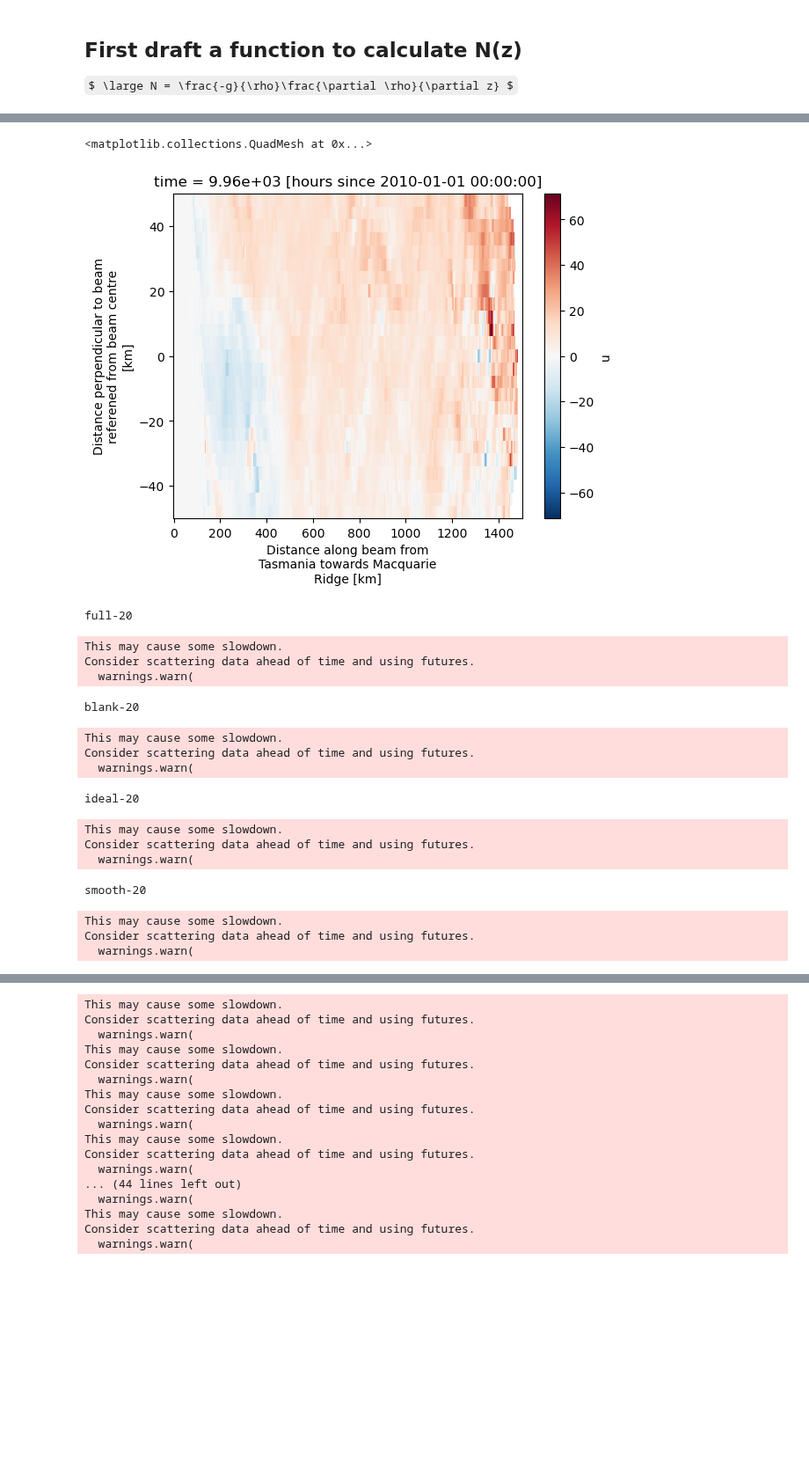
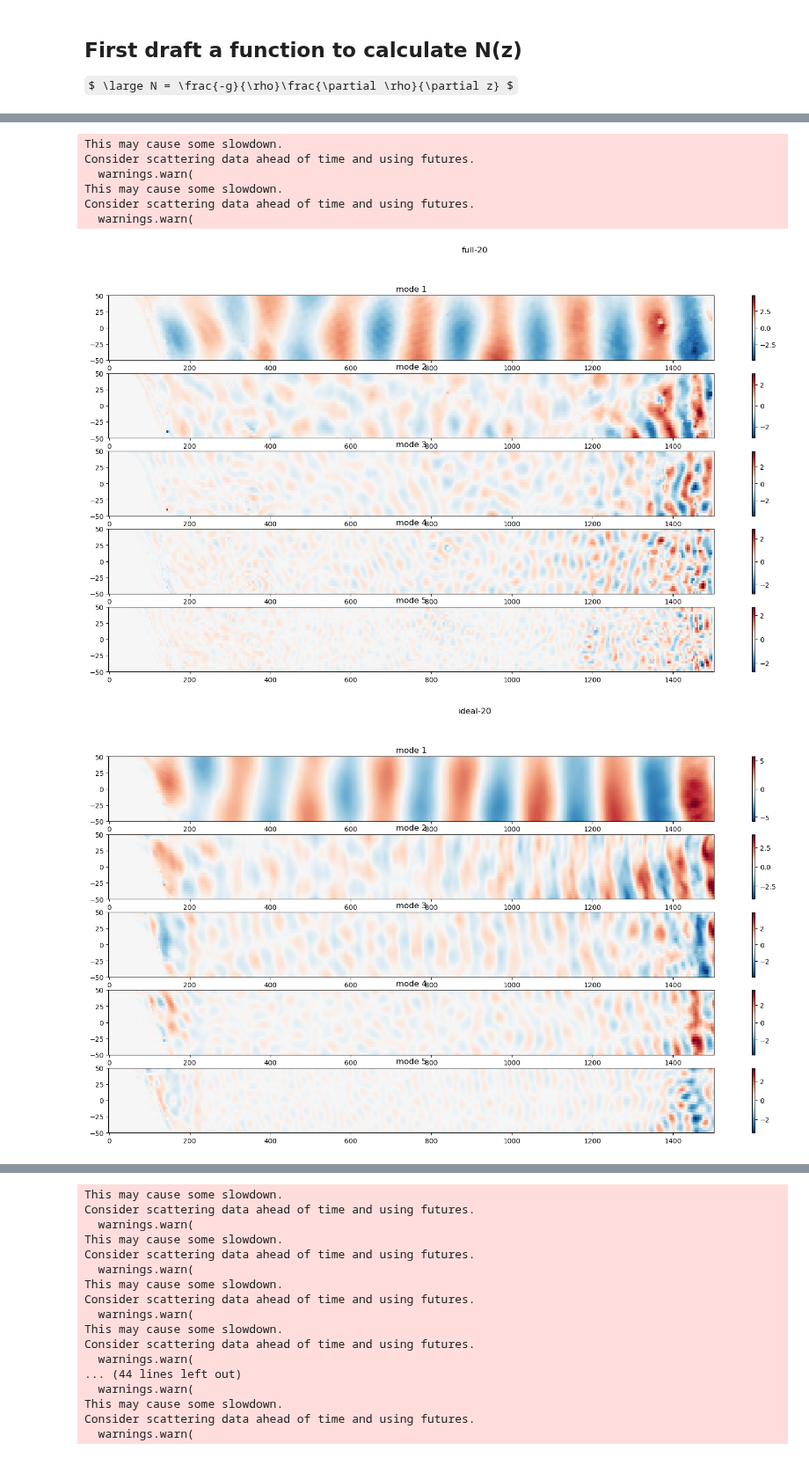
Before and after one commit to ashjbarnes/tasman-tides, a Jupyter notebook: notebooks/analysis/vertical_structure/vs_compare.ipynb, the cells around one changed output, grey strips where cells are left out. Shown at 88% size. Saved outputs shown, nothing was run; the diff lists cells and outputs as text; code cells hidden in the pictures; some formulas as TeX source; blank space fills up the shorter version.

```diff
--- a/notebooks/analysis/vertical_structure/vs_compare.ipynb
+++ b/notebooks/analysis/vertical_structure/vs_compare.ipynb
@@ -148,31 +75,38 @@ def VerticalModes(data,zrange = slice(None,None),nmodes = 5):
-# %%
-to_process["full-20"]["data"]["u"].isel(time = 10).integrate("zl").plot()
-# %% [output]
-<matplotlib.collections.QuadMesh at 0x...>
-[figure, removed]
-# %%
-for expt in to_process:
-    print(expt)
-    u = tt.VerticalModes(to_process[expt]["data"],"u").hztl
-    v = tt.VerticalModes(to_process[expt]["data"],"v").hztl
-
-    ## Now calculate the KE and integrate in time
-    KE = 0.5 * ((u**2 + v**2)).mean("time").integrate("yb")
-    to_process[expt]["KE"] = KE.load()
-# %% [output]
-full-20
-This may cause some slowdown.
-Consider scattering data ahead of time and using futures.
-  warnings.warn(
-blank-20
-This may cause some slowdown.
-Consider scattering data ahead of time and using futures.
-  warnings.warn(
-ideal-20
-This may cause some slowdown.
-Consider scattering data ahead of time and using futures.
-  warnings.warn(
-smooth-20
-This may cause some slowdown.
-Consider scattering data ahead of time and using futures.
-  warnings.warn(
+# %%
+## Load in the eigenfunctions
+
+to_process["full-20"]["efuncs"] = xr.open_dataset("/g/data/nm03/ab8992/postprocessed/full-20/vertical_modes_fulldom.nc")
+to_process["ideal-20"]["efuncs"] = tt.ShootingVmodes(
+    xr.merge(
+        [
+            to_process["ideal-20"]["data"].bathy.rename("H"),
+            tt.getN(to_process["ideal-20"]["data"].rho).rename("N").mean("time")
+        ]).sel(xb = slice(400,405),yb = slice(0,5)).load().chunk({"xb":1,"yb":1})
+)
+# %%
+to_process["full-20"]["U"]  = (to_process["full-20"]["efuncs"].U * to_process["full-20"]["data"].u).fillna(0).integrate("zl").load()
+to_process["full-20"]["V"]  = (to_process["full-20"]["efuncs"].U * to_process["full-20"]["data"].v).fillna(0).integrate("zl").load()
+to_process["ideal-20"]["U"] = (to_process["ideal-20"]["efuncs"].U.isel(xb = 0,yb = 0).drop(["xb","yb"]) * to_process["ideal-20"]["data"].u).fillna(0).integrate("zl").load()
+to_process["ideal-20"]["V"] = (to_process["ideal-20"]["efuncs"].U.isel(xb = 0,yb = 0).drop(["xb","yb"]) * to_process["ideal-20"]["data"].v).fillna(0).integrate("zl").load()
+# %% [output]
+This may cause some slowdown.
+Consider scattering data ahead of time and using futures.
+  warnings.warn(
+This may cause some slowdown.
+Consider scattering data ahead of time and using futures.
+  warnings.warn(
+# %%
+
+for expt in to_process:
+    vmodes = to_process[expt]["vmodes"]
+    fig,ax = plt.subplots(5,figsize = (20,10))
+
+    for mode in range(len(vmodes.mode)):
+        fig.suptitle(expt)
+        vmodes.isel(time = 50,mode = mode).plot(ax = ax[mode])
+        ax[mode].set_xlabel("")
+        ax[mode].set_ylabel("")
+        ax[mode].set_title(f"mode {mode + 1}")
+# %% [output]
+[figure, added]
+[figure, added]
```
Also changed, not shown: parts of 13 cells of this notebook, 1 other file.
